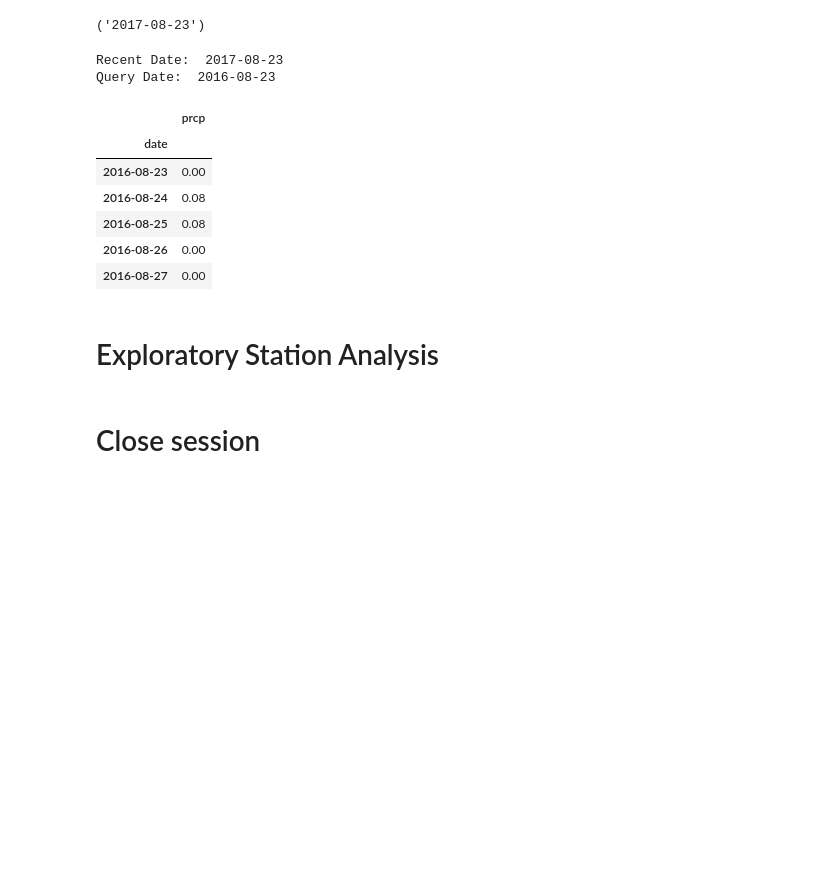
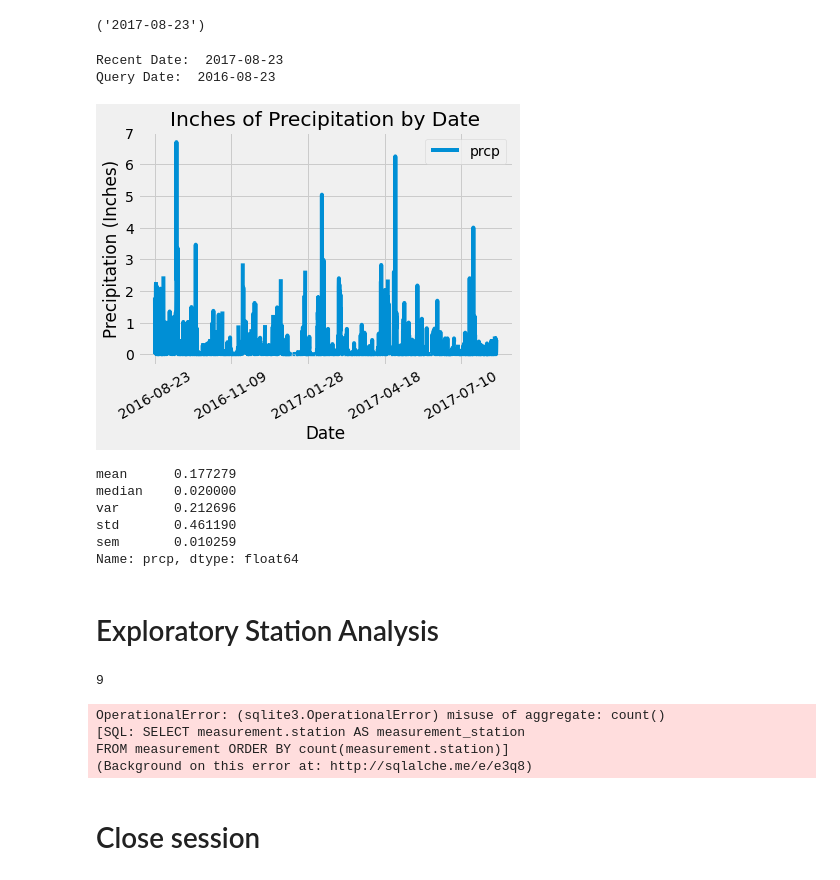
Before and after one commit to ashleighdevito/sqlalchemy-challenge, a Jupyter notebook: Analysis/climate_starter.ipynb, the cells around one changed output. Saved outputs shown, nothing was run; the diff lists cells and outputs as text; code cells hidden in the pictures; blank space fills up the shorter version.

Commit message:
station analysis

```diff
--- a/Analysis/climate_starter.ipynb
+++ b/Analysis/climate_starter.ipynb
@@ -72,43 +72,62 @@ session.query(Measurement.date).order_by(Measurement.date.desc()).first()
 # %%
 # Design a query to retrieve the last 12 months of precipitation data and plot the results.
 # Starting from the most recent data point in the database.
 last_date = str(session.query(Measurement.date).order_by(Measurement.date.desc()).first())
 recent_date = dt.datetime.strptime(last_date, "('%Y-%m-%d',)")
 print("Recent Date: ", recent_date.date())
 # Calculate the date one year from the last date in data set.
 query_date = recent_date.date() - dt.timedelta(days=365)
 print("Query Date: ", query_date)
 # Perform a query to retrieve the data and precipitation scores
 precipitation_scores = session.query(Measurement.date, Measurement.prcp).\
     filter(Measurement.date <= recent_date).\
     filter(Measurement.date >= query_date).all()
 
 # Save the query results as a Pandas DataFrame and set the index to the date column
 precipitation = pd.DataFrame(precipitation_scores).set_index('date')
-precipitation.head()
+
 # Sort the dataframe by date
-
+precipitation = precipitation.sort_values(by=['date'])
 
 # Use Pandas Plotting with Matplotlib to plot the data
+ax = precipitation.plot(title = 'Inches of Precipitation by Date', rot=30)
+ax.set_ylabel('Precipitation (Inches)')
+ax.set_xlabel('Date')
+
+#print plot and clear variables
+plt.show()
 # %% [output]
 Recent Date:  2017-08-23
 Query Date:  2016-08-23
-|  | prcp |
-| date |  |
-| 2016-08-23 | 0.00 |
-| 2016-08-24 | 0.08 |
-| 2016-08-25 | 0.08 |
-| 2016-08-26 | 0.00 |
-| 2016-08-27 | 0.00 |
+[figure, added]
 # %%
 # Use Pandas to calcualte the summary statistics for the precipitation data
+summ_stats = precipitation['prcp'].agg(['mean', 'median', 'var', 'std', 'sem'])
+summ_stats
+# %% [output]
+mean      0.177279
+median    0.020000
+var       0.212696
+std       0.461190
+sem       0.010259
+Name: prcp, dtype: float64
 # %% [markdown]
 # Exploratory Station Analysis
 # %%
 # Design a query to calculate the total number stations in the dataset
+session.query(Station.station).count()
+# %% [output]
+9
 # %%
 # Design a query to find the most active stations (i.e. what stations have the most rows?)
 # List the stations and the counts in descending order.
+session.query(Measurement.station).\
+    order_by(func.count(Measurement.station)).all()
+# %% [output]
+OperationalError: (sqlite3.OperationalError) misuse of aggregate: count()
+[SQL: SELECT measurement.station AS measurement_station
+FROM measurement ORDER BY count(measurement.station)]
+(Background on this error at: http://sqlalche.me/e/e3q8)
 # %%
 # Using the most active station id from the previous query, calculate the lowest, highest, and average temperature.
 # %%
```
